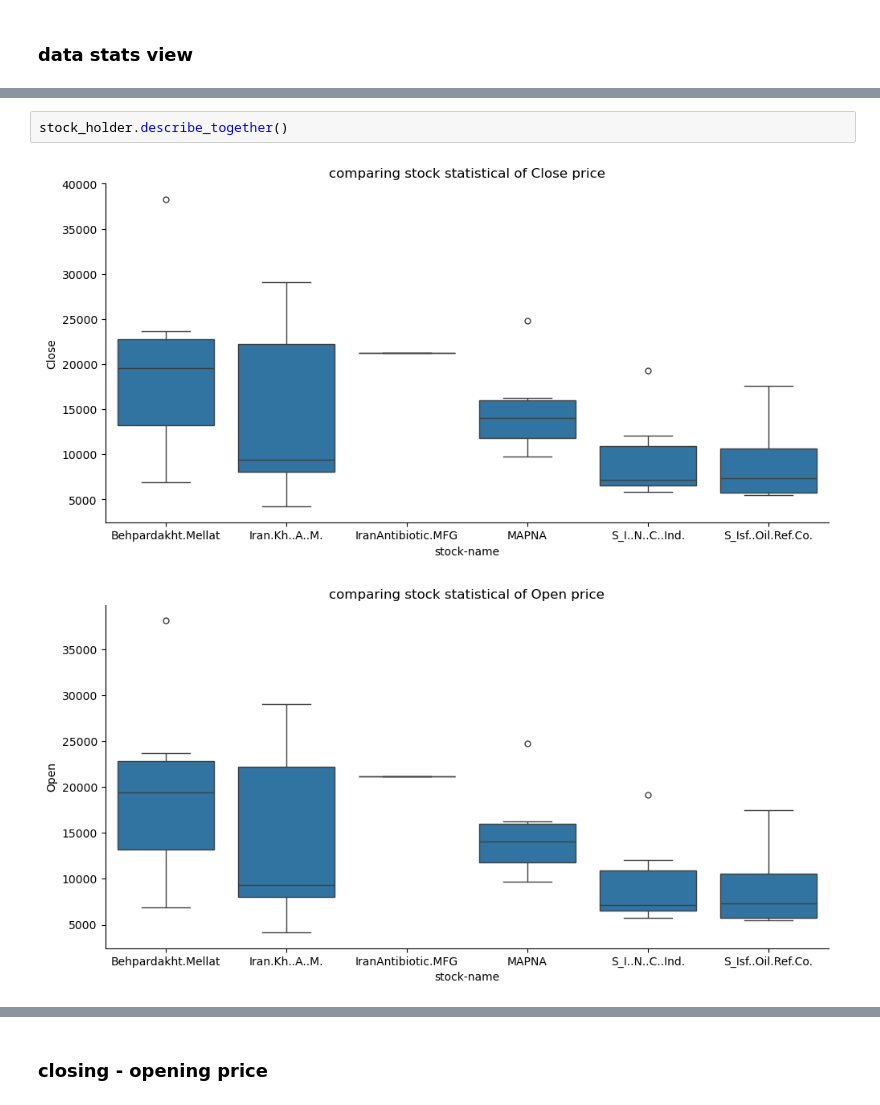
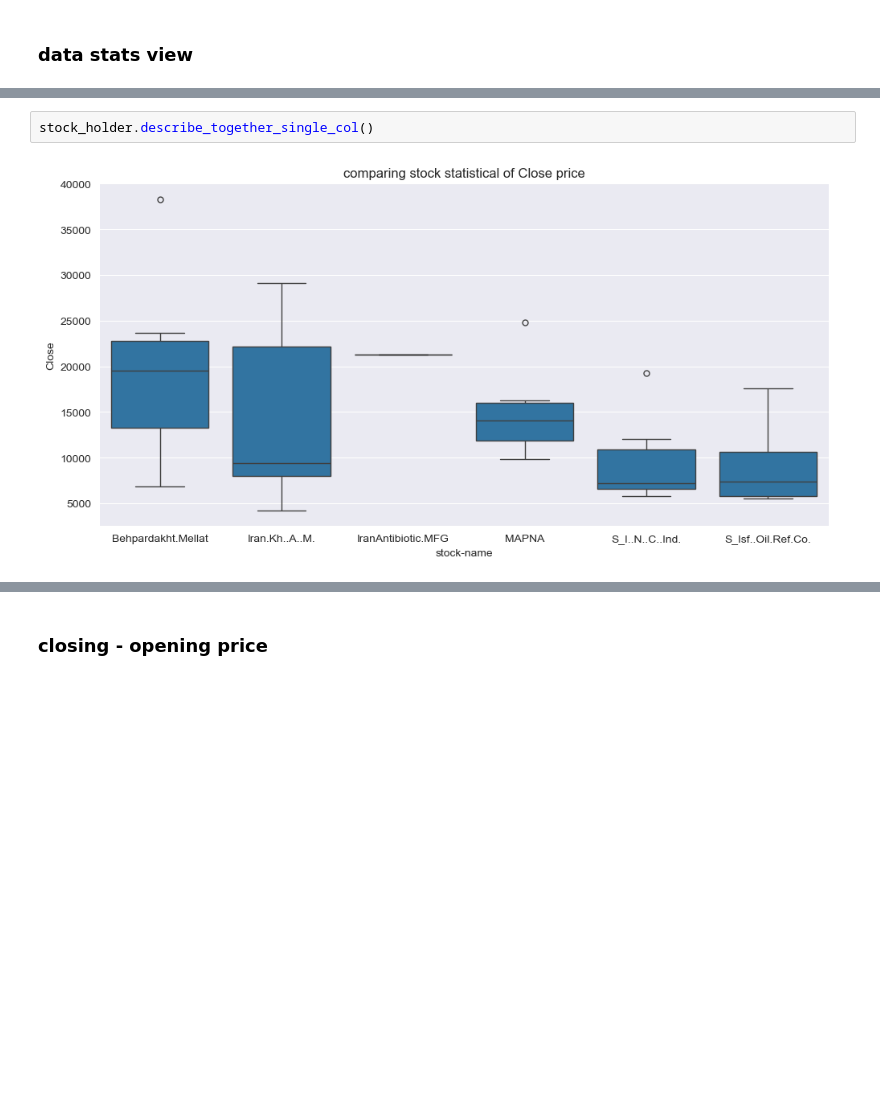
Before and after one commit to ParsaMohammadpour/backtest-linearRegression, a Jupyter notebook: sample.ipynb, the cells around one changed output, grey strips where cells are left out. Drawn from its saved outputs; the diff is of its cells as text; blank space fills up the shorter version.

```diff
--- a/sample.ipynb
+++ b/sample.ipynb
@@ -126,5 +39,4 @@ stock stats:
 # %%
-stock_holder.describe_together()
+stock_holder.describe_together_single_col()
 # %% [output]
-[figure, old version]
+[figure, new version]
-[figure, removed]
```
Also changed, not shown: parts of 31 cells of this notebook, 4 other files.
